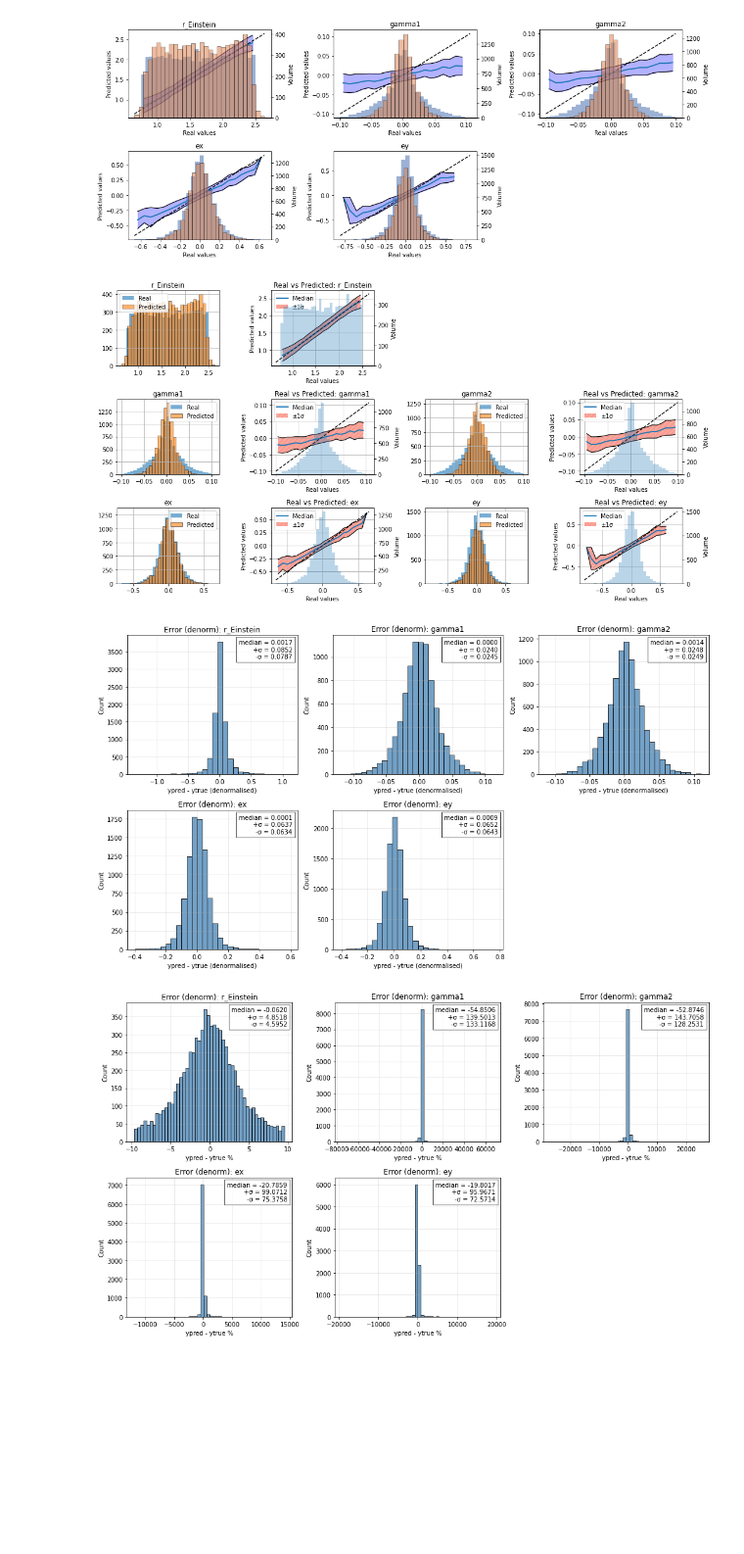
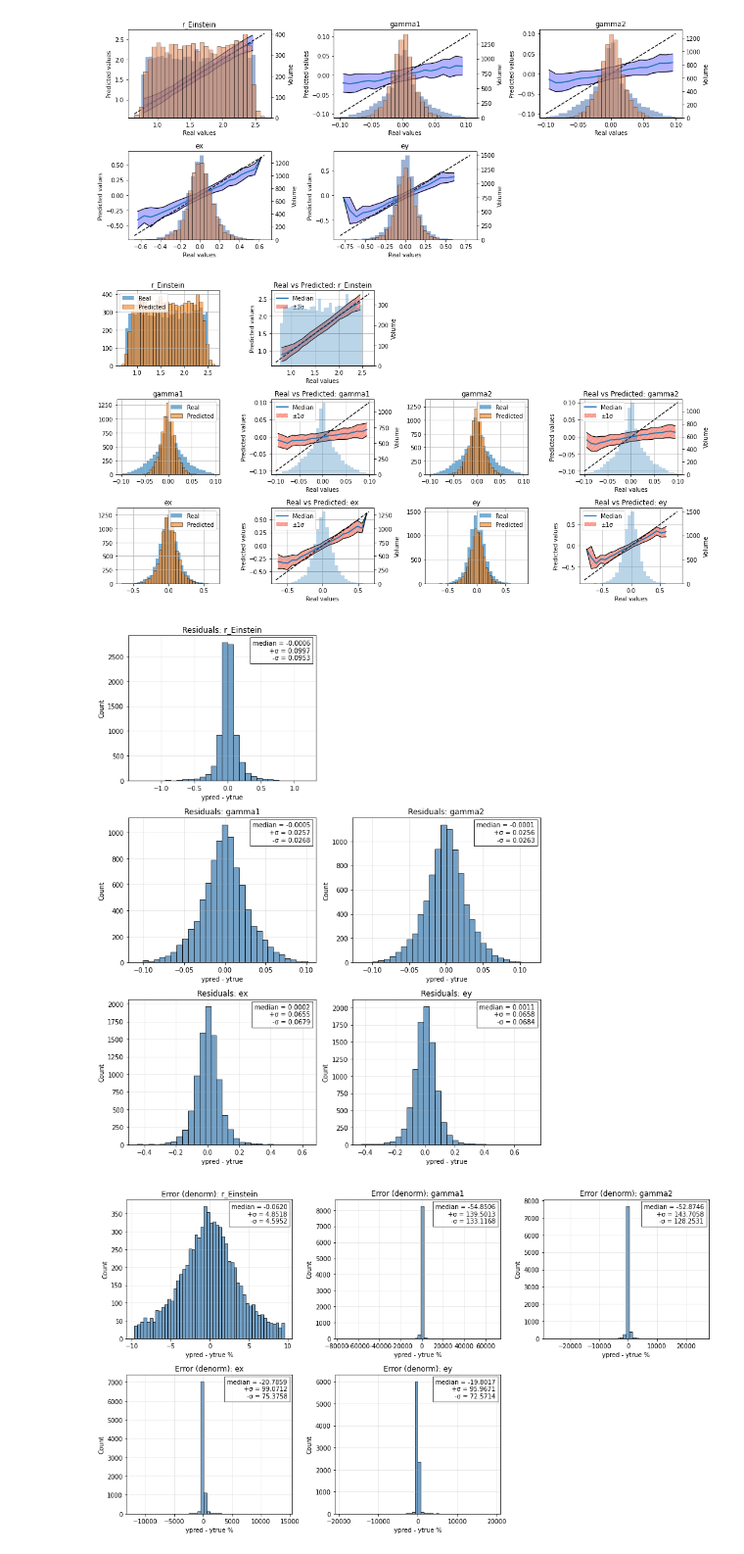
Before and after one commit to matthbatt/Deep-learning-gravitational-lensing, a Jupyter notebook: lensing_resnet.ipynb, the cells around one changed output. Shown at 98% size. Saved outputs shown, nothing was run; the diff lists cells and outputs as text; code cells hidden in the pictures; blank space fills up the shorter version.

```diff
--- a/lensing_resnet.ipynb
+++ b/lensing_resnet.ipynb
@@ -376,7 +376,7 @@ criterion = nn.MSELoss(reduction = "none")
 optimizer = torch.optim.AdamW(model.parameters(), lr=1e-3, weight_decay=1e-3)
 scheduler = torch.optim.lr_scheduler.StepLR(
     optimizer,
-    step_size=3,
+    step_size=4,
     gamma=0.1
 )
 
@@ -460,7 +477,7 @@ device = torch.device("cuda" if torch.cuda.is_available() else "cpu")
 model = ResNetHoliSmokes().to(device)
 
 optimizer = optim.Adam(model.parameters(), lr=1e-3)
-checkpoint = torch.load("resnet_arcsinh_zzz.pth", map_location=device)
+checkpoint = torch.load("resnet_arcsinh_5uu.pth", map_location=device)
 
 model.load_state_dict(checkpoint["model"])
 optimizer.load_state_dict(checkpoint["optimizer"])
@@ -811,10 +830,10 @@ plt.tight_layout()
 # legend_ax.legend(*plt.get_legend_handles_labels(), loc="center")
 # legend_ax.axis("off")   # hide the empty subplot
 
-plt.savefig("/net/CLUSTER/VAULT/users/mbatt/gravitational_lensing/plots/resnet_predictions_arcsinh_images_4_small.png", dpi=300, bbox_inches="tight")
+plt.savefig("/net/CLUSTER/VAULT/users/mbatt/gravitational_lensing/plots/resnet_predictions_arcsinh_images_5_small.png", dpi=300, bbox_inches="tight")
 plt.show()
 # %% [output]
-[figure, old version]
+[figure, new version]
 # %%
 import torch
 import numpy as np
@@ -845,39 +864,42 @@ sigma_minus = medians - p16
 sigma_plus  = p84 - medians
 
 param_names = ["r_Einstein", "gamma1", "gamma2", "ex", "ey"]
 
 # --- Plot ---
-plt.figure(figsize=(14, 8))
+fig, axes = plt.subplots(3, 2, figsize=(10, 12))
+axes = axes.flatten()
+poss = [1,3,4,5,6]
 
 for i in range(error_denorm.shape[1]):
-    plt.subplot(2, 3, i+1)
+    plt.subplot(3, 2, poss[i])
     plt.hist(error_denorm[:, i], bins=30, alpha=0.75,
              color="steelblue", edgecolor="black")
-    plt.title(f"Error (denorm): {param_names[i]}")
-    plt.xlabel("ypred - ytrue (denormalised)")
+    plt.title(f"Residuals: {param_names[i]}")
+    plt.xlabel("ypred - ytrue")
     plt.ylabel("Count")
     plt.grid(alpha=0.3)
 
     # --- Add text box with denormalised stats ---
     text = (
         f"median = {medians[i]:.4f}\n"
         f"+σ = {sigma_plus[i]:.4f}\n"
         f"-σ = {sigma_minus[i]:.4f}"
     )
 
     plt.text(
         0.97, 0.97, text,
         transform=plt.gca().transAxes,
         fontsize=10,
         ha="right", va="top",
         bbox=dict(facecolor="white", alpha=0.8, edgecolor="black")
     )
 
 plt.tight_layout()
-# plt.savefig("/net/CLUSTER/VAULT/users/mbatt/gravitational_lensing/plots/resnet_residus_arcsinh_images_4.png", dpi=300, bbox_inches="tight")
+axes[1].axis("off")
+plt.savefig("/net/CLUSTER/VAULT/users/mbatt/gravitational_lensing/plots/resnet_residus_arcsinh_images_5.png", dpi=300, bbox_inches="tight")
 plt.show()
 # %% [output]
-[figure, old version]
+[figure, new version]
 # %%
 import torch
 import numpy as np
```
Also changed, not shown: parts of 6 cells of this notebook, 4 other files.
